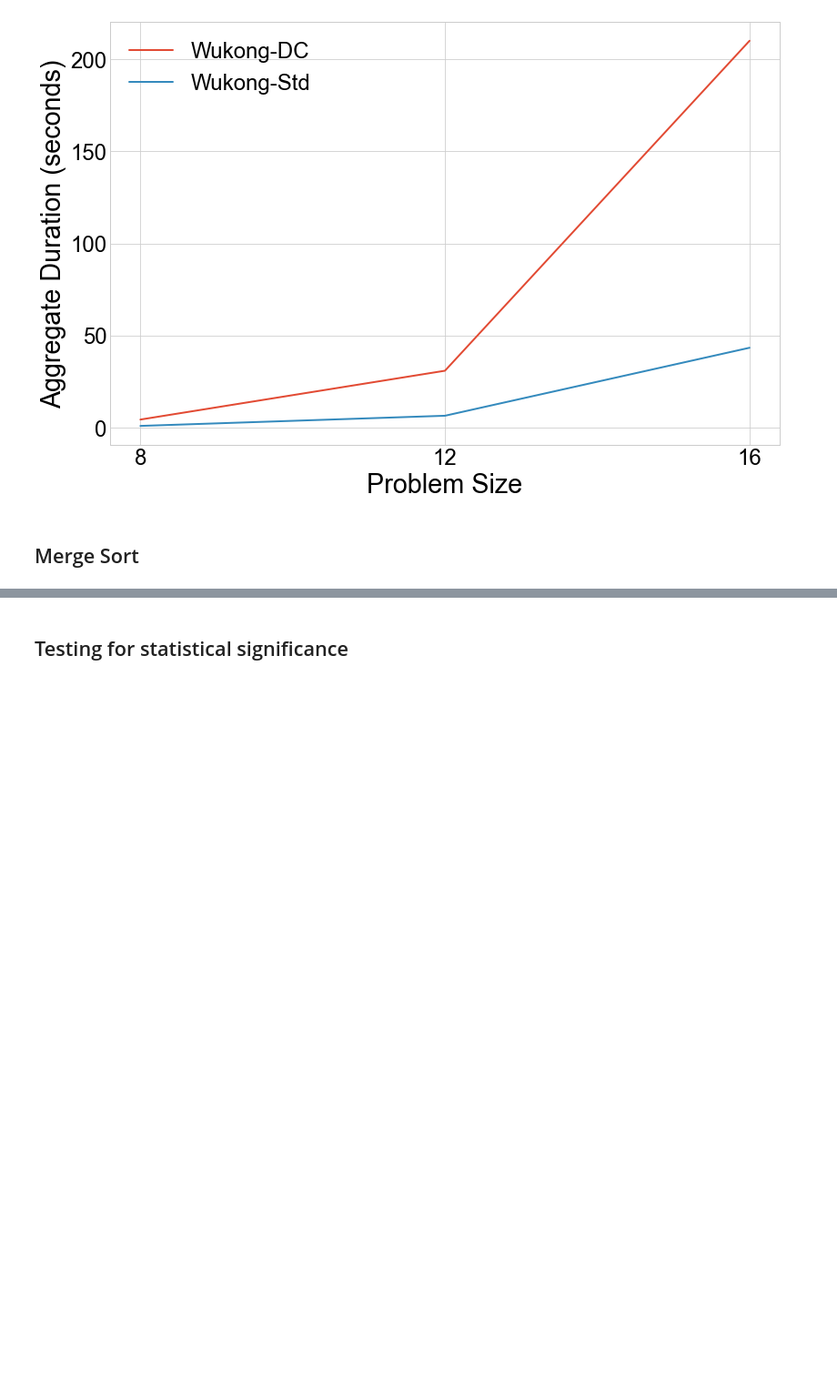
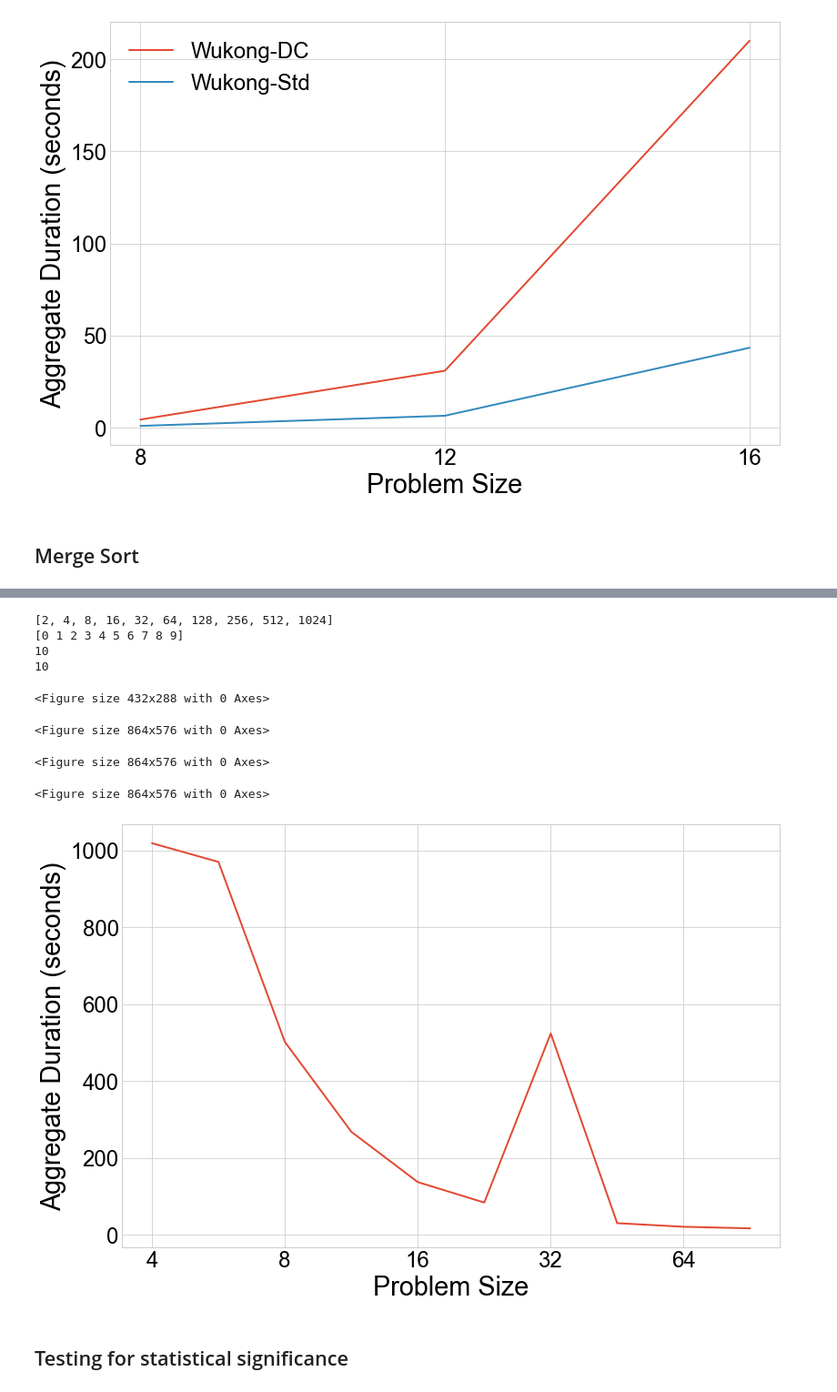
Before and after one commit to Scusemua/WukongDynamic, a Jupyter notebook: Python/data/analysis.ipynb, the cells around one changed output, grey strips where cells are left out. Shown at 91% size. Drawn from its saved outputs; the diff is of its cells as text; code cells hidden in the pictures; blank space fills up the shorter version.

Commit message:
Merge sort seq thresh plots

```diff
--- a/Python/data/analysis.ipynb
+++ b/Python/data/analysis.ipynb
@@ -319,3 +321,82 @@ len(mergesort_problem_sizes): 7
+# %%
+seq_thresh_dfs = {}
+sequential_thresholds = [2, 4, 8, 16, 32, 64, 128, 256, 512, 1024]
+directory = "wukongdc_seq_tests"
+filename_base = os.path.join(MERGESORT_ROOT, directory)
+filename_base = os.path.join(filename_base, "mergesort_8196_seq=%d_bench.csv")
+
+for sequential_threshold in sequential_thresholds:
+    filename = filename_base % sequential_threshold
+    df = pd.read_csv(filename)
+    seq_thresh_dfs[sequential_threshold] = df
+
+times, costs, num_lambdas, agg_durations = [],[],[],[]
+
+for sequential_threshold in sequential_thresholds:
+    df = seq_thresh_dfs[sequential_threshold]
+
+    _times = df["time"]
+    _costs = df["cost"]
+    _num_lambdas = df["num_lambdas"]
+    _agg_durs = df["aggregate_duration"]
+
+    times.append(np.mean(_times.values))
+    costs.append(np.mean(_costs.values))
+    num_lambdas.append(np.mean(_num_lambdas.values))
+    agg_durations.append(np.mean(_agg_durs.values))
+
+plt.clf()
+fig, ax = plt.subplots(figsize=(12,8))
+x_values = np.arange(len(sequential_thresholds))
+ax.plot(x_values, times)
+ax.set_xlabel("Problem Size")
+ax.xaxis.set_ticklabels(sequential_thresholds)
+ax.set_ylabel("Average Runtime (seconds)")
+plt.tight_layout()
+plt.savefig("mergesort_time_seq_thresh.pdf")
+
+print(sequential_thresholds)
+print(x_values)
+print(len(sequential_thresholds))
+print(len(x_values))
+
+plt.clf()
+fig, ax = plt.subplots(figsize=(12,8))
+ax.plot(x_values, costs)
+ax.set_xlabel("Problem Size")
+ax.xaxis.set_ticklabels(sequential_thresholds)
+ax.set_ylabel("Average Cost (USD)")
+plt.tight_layout()
+plt.savefig("mergesort_cost_seq_thresh.pdf")
+
+
+plt.clf()
+fig, ax = plt.subplots(figsize=(12,8))
+ax.plot(x_values, num_lambdas)
+ax.set_xlabel("Problem Size")
+ax.xaxis.set_ticklabels(sequential_thresholds)
+ax.set_ylabel("Number of Lambdas")
+plt.tight_layout()
+plt.savefig("mergesort_num_lambdas_seq_thresh.pdf")
+
+plt.clf()
+fig, ax = plt.subplots(figsize=(12,8))
+ax.plot(x_values, agg_durations)
+ax.set_xlabel("Problem Size")
+ax.xaxis.set_ticklabels(sequential_thresholds)
+ax.set_ylabel("Aggregate Duration (seconds)")
+plt.tight_layout()
+plt.savefig("mergesort_agg_dur_seq_thresh.pdf")
+# %% [output]
+[2, 4, 8, 16, 32, 64, 128, 256, 512, 1024]
+[0 1 2 3 4 5 6 7 8 9]
+10
+10
+<Figure size 432x288 with 0 Axes>
+<Figure size 864x576 with 0 Axes>
+<Figure size 864x576 with 0 Axes>
+<Figure size 864x576 with 0 Axes>
+[figure, added]
 # %% [markdown]
 ## Testing for statistical significance
 # %%
```
Also changed, not shown: parts of 2 cells of this notebook, 11 other files.
